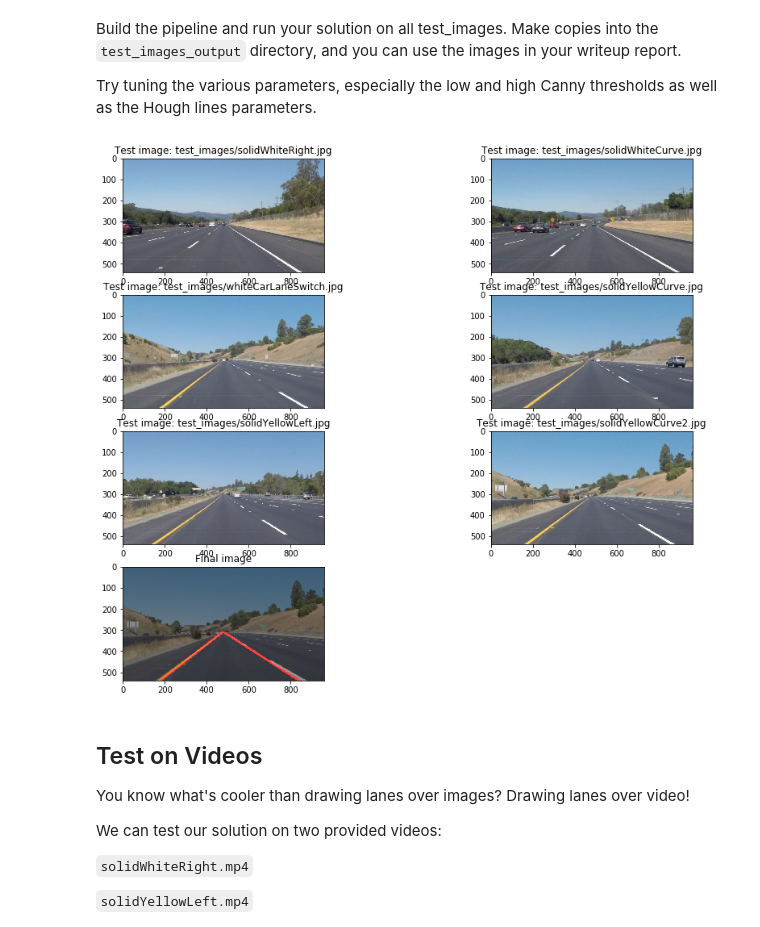
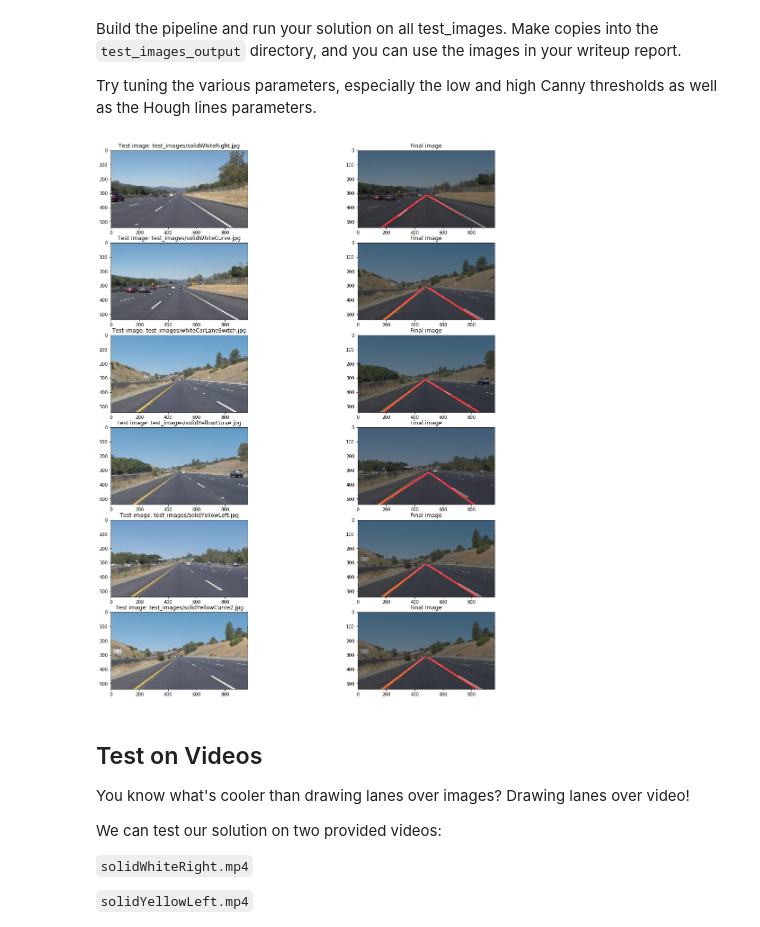
Before and after one commit to luk6xff/SelfDrivingCarND, a Jupyter notebook: CarND-LaneLines-P1/P1-MY_SOLUTION.ipynb, the cells around one changed output. Saved outputs shown, nothing was run; the diff lists cells and outputs as text; code cells hidden in the pictures.

```diff
--- a/CarND-LaneLines-P1/P1-MY_SOLUTION.ipynb
+++ b/CarND-LaneLines-P1/P1-MY_SOLUTION.ipynb
@@ -250,21 +250,21 @@ def extract_lanes(lines, image):
     # interpolate intercepts and slopes to compute equation of line that approximates left lane
     lane_left_intercept = np.median([l.intercept for l in left_lines])
     lane_left_slope     = np.median([l.slope for l in left_lines])
-    x1, y1 = 0, lane_left_intercept
+    x1, y1 = 0, np.int32(lane_left_intercept)
     x2, y2 = -np.int32(np.round(lane_left_intercept / lane_left_slope)), 0
     left_lane = Line(x1, y1, x2, y2)
 
     # interpolate biases and slopes to compute equation of line that approximates right lane
     lane_right_intercept = np.median([l.intercept for l in right_lines])
     lane_right_slope     = np.median([l.slope for l in right_lines])
-    x1, y1 = 0, lane_right_intercept
+    x1, y1 = 0, np.int32(lane_right_intercept)
     x2, y2 = np.int32(np.round((image.shape[0] - lane_right_intercept) / lane_right_slope)), image.shape[0]
     right_lane = Line(x1, y1, x2, y2)
 
     return left_lane, right_lane
 
 
-def process_image(img):
+def line_detection_process_image(img):
     # Read img and convert to grayscale
     gray = cv2.cvtColor(img, cv2.COLOR_RGB2GRAY)
 
@@ -310,39 +310,40 @@ def process_image(img):
     final_img = weighted_img(masked_lanes_img, img, α=0.6, β=1., γ=0.)
     plt.imshow(final_img)
 
     if DEBUG == 0:
         cols = 3
         rows = 2
         plt.figure(figsize=(15,12))
         plt.subplot(cols, rows, 1).set_title("gray, {}".format(gray.shape))
         plt.imshow(gray, cmap='gray')
         plt.subplot(cols, rows, 2).set_title("blur, {}".format(blur.shape))
         plt.imshow(blur, cmap='gray')
         plt.subplot(cols, rows, 3).set_title("edges, {}".format(edges.shape))
         plt.imshow(edges, cmap='gray')
         plt.subplot(cols, rows, 4).set_title("roi, {}".format(roi.shape))
         plt.imshow(roi, cmap='gray')
         plt.subplot(cols, rows, 5).set_title("masked_edges, {}".format(masked_edges_img.shape))
         plt.imshow(masked_edges_img, cmap='Greys_r')
         plt.subplot(cols, rows, 6).set_title("final_img, {}".format(final_img.shape))
         plt.imshow(final_img)
         plt.show()
     return img,final_img
 
 # Go through all the images
-plt.figure(figsize=(15,15))
-for i, path in enumerate(test_path_all_images):
-    img,final_img = process_image(open_test_image(path))
-    plt.subplot(5, 2, i+1).set_title("Test image: "+path)
+plt.figure(figsize=(18,22))
+for i in range(1, len(test_path_all_images)*2, 2):
+    path = test_path_all_images[i//2]
+    img,final_img = line_detection_process_image(open_test_image(path))
+    plt.subplot(6, 2, i).set_title("Test image: "+path)
     plt.imshow(img)
     i = i+1
-    plt.subplot(5, 2, i+1).set_title("Final image")
+    plt.subplot(6, 2, i).set_title("Final image")
     plt.imshow(final_img)
     save_test_image_output(path, final_img)
 
 # then save them to the test_images_output directory.
 # %% [output]
-[figure, old version]
+[figure, new version]
 # %% [markdown]
 ## Test on Videos
 
```
Also changed, not shown: parts of 10 cells of this notebook, 4 other files.
